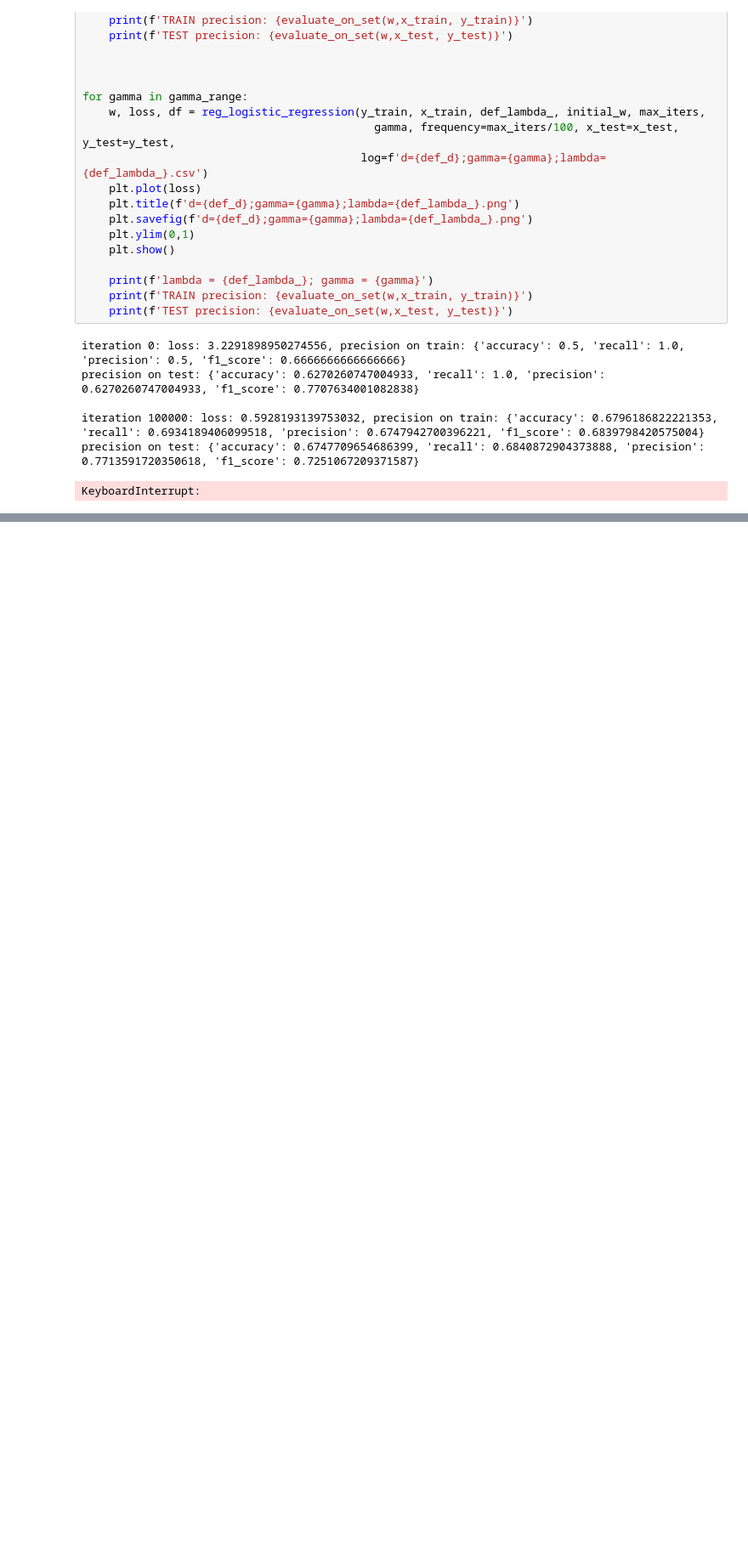
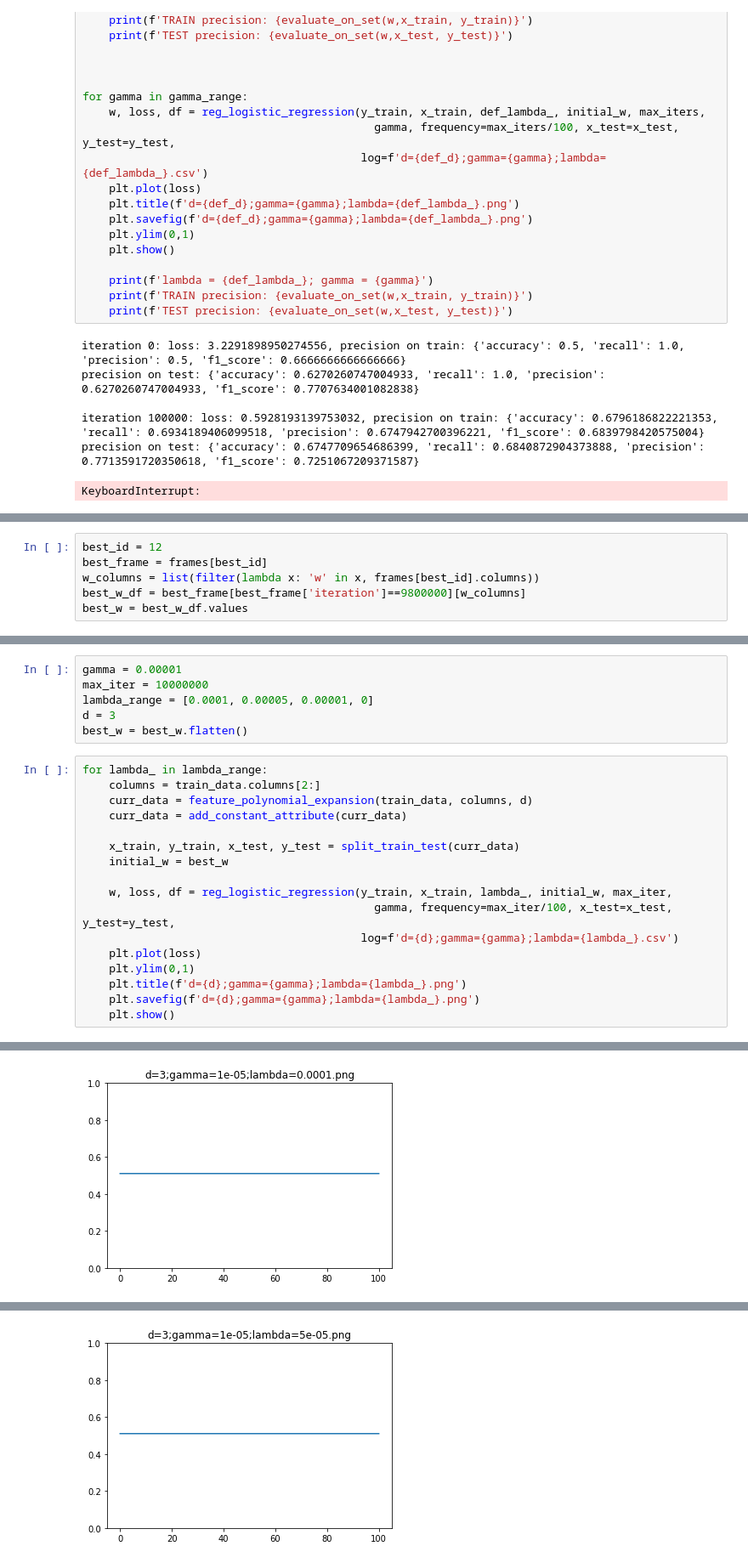
Before and after one commit to Tesa27/ML_project1, a Jupyter notebook: Implementations_v2.ipynb, the cells around one changed output, grey strips where cells are left out. Shown: that part at 85% size. Saved outputs shown, nothing was run; the diff lists cells and outputs as text; blank space fills up the shorter version.

```diff
--- a/Implementations_v2.ipynb
+++ b/Implementations_v2.ipynb
@@ -458,0 +573,6 @@ array([2. , 2.5, 3. ])
+# %%
+best_id = 12
+best_frame = frames[best_id]
+w_columns = list(filter(lambda x: 'w' in x, frames[best_id].columns))
+best_w_df = best_frame[best_frame['iteration']==9800000][w_columns]
+best_w = best_w_df.values
@@ -458,0 +596,24 @@ array([2. , 2.5, 3. ])
+# %%
+gamma = 0.00001
+max_iter = 10000000
+lambda_range = [0.0001, 0.00005, 0.00001, 0]
+d = 3
+best_w = best_w.flatten()
+# %%
+for lambda_ in lambda_range:
+    columns = train_data.columns[2:]
+    curr_data = feature_polynomial_expansion(train_data, columns, d)
+    curr_data = add_constant_attribute(curr_data)
+
+    x_train, y_train, x_test, y_test = split_train_test(curr_data)
+    initial_w = best_w
+
+    w, loss, df = reg_logistic_regression(y_train, x_train, lambda_, initial_w, max_iter,
+                                            gamma, frequency=max_iter/100, x_test=x_test, y_test=y_test,
+                                          log=f'd={d};gamma={gamma};lambda={lambda_}.csv')
+    plt.plot(loss)
+    plt.ylim(0,1)
+    plt.title(f'd={d};gamma={gamma};lambda={lambda_}.png')
+    plt.savefig(f'd={d};gamma={gamma};lambda={lambda_}.png')
+    plt.show()
+# %% [output]
@@ -458,0 +637 @@ array([2. , 2.5, 3. ])
+[figure, added]
@@ -458,0 +655 @@ array([2. , 2.5, 3. ])
+[figure, added]
```
Also changed, not shown: parts of 45 cells of this notebook.
